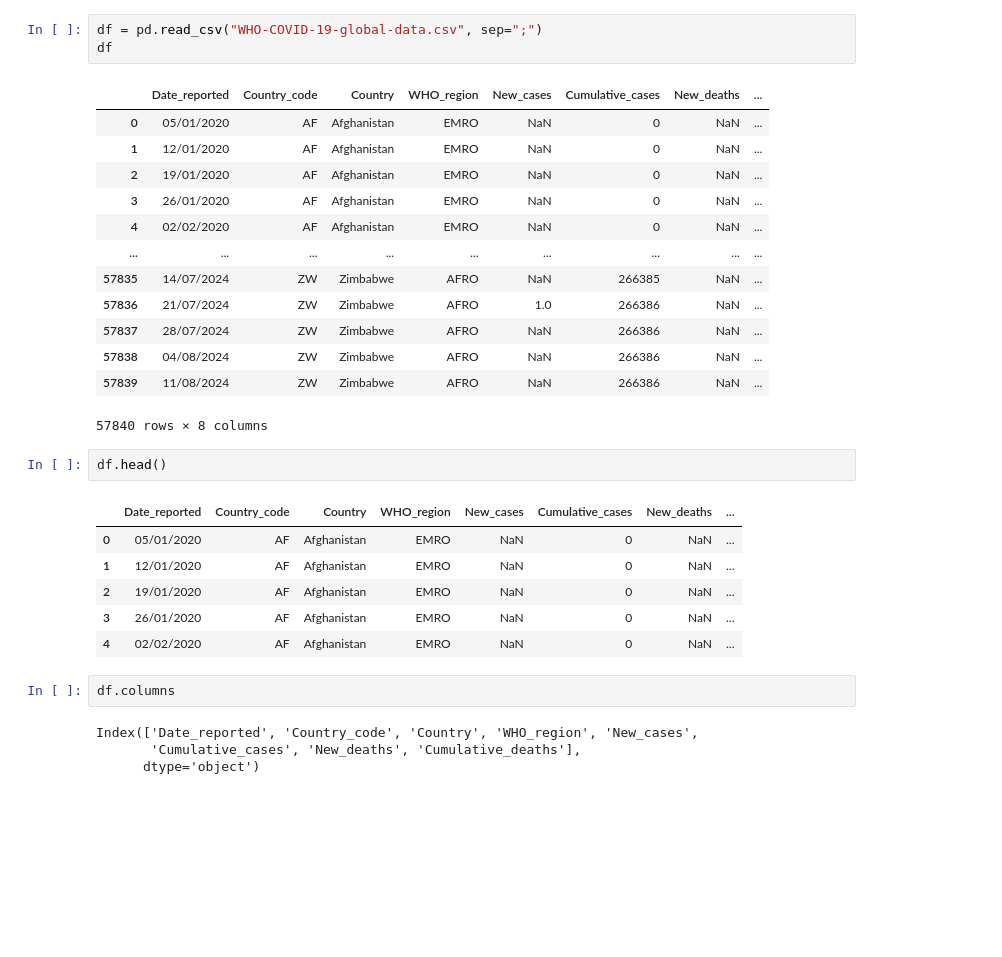
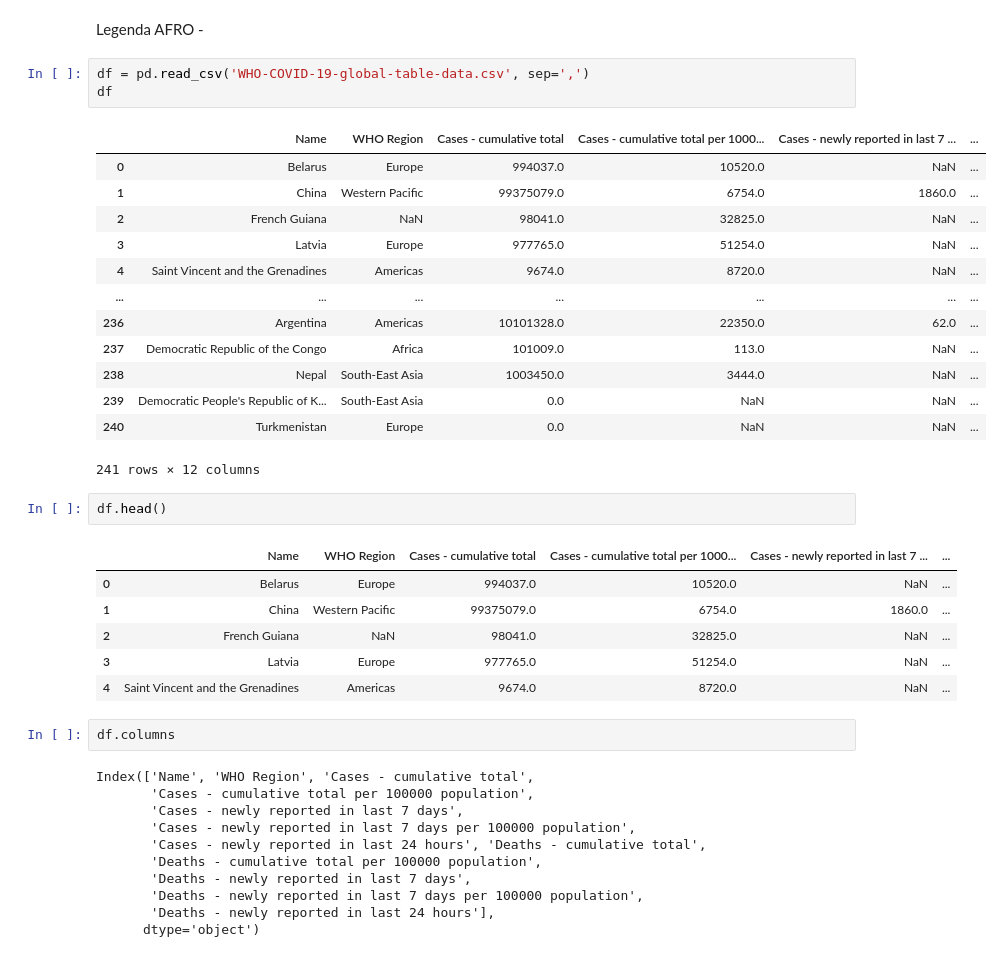
Before and after one commit to GuilhermeAugustox/COVID-DailyAnalysis-2020-2024, a Jupyter notebook: Analise.ipynb, the cells around one changed output. Saved outputs shown, nothing was run; the diff lists cells and outputs as text; blank space fills up the shorter version.

```diff
--- a/Analise.ipynb
+++ b/Analise.ipynb
@@ -3,33 +21,43 @@ import pandas as pd
+# %% [markdown]
+Legenda
+AFRO -
 # %%
-df = pd.read_csv("WHO-COVID-19-global-data.csv", sep=";")
+df = pd.read_csv('WHO-COVID-19-global-table-data.csv', sep=',')
 df
 # %% [output]
-|  | Date_reported | Country_code | Country | WHO_region | New_cases | Cumulative_cases | New_deaths | ... |
-| 0 | 05/01/2020 | AF | Afghanistan | EMRO | NaN | 0 | NaN | ... |
-| 1 | 12/01/2020 | AF | Afghanistan | EMRO | NaN | 0 | NaN | ... |
-| 2 | 19/01/2020 | AF | Afghanistan | EMRO | NaN | 0 | NaN | ... |
-| 3 | 26/01/2020 | AF | Afghanistan | EMRO | NaN | 0 | NaN | ... |
-| 4 | 02/02/2020 | AF | Afghanistan | EMRO | NaN | 0 | NaN | ... |
-| ... | ... | ... | ... | ... | ... | ... | ... | ... |
-| 57835 | 14/07/2024 | ZW | Zimbabwe | AFRO | NaN | 266385 | NaN | ... |
-| 57836 | 21/07/2024 | ZW | Zimbabwe | AFRO | 1.0 | 266386 | NaN | ... |
-| 57837 | 28/07/2024 | ZW | Zimbabwe | AFRO | NaN | 266386 | NaN | ... |
-| 57838 | 04/08/2024 | ZW | Zimbabwe | AFRO | NaN | 266386 | NaN | ... |
-| 57839 | 11/08/2024 | ZW | Zimbabwe | AFRO | NaN | 266386 | NaN | ... |
+|  | Name | WHO Region | Cases - cumulative total | Cases - cumulative total per 1000... | Cases - newly reported in last 7 ... | ... |
+| 0 | Belarus | Europe | 994037.0 | 10520.0 | NaN | ... |
+| 1 | China | Western Pacific | 99375079.0 | 6754.0 | 1860.0 | ... |
+| 2 | French Guiana | NaN | 98041.0 | 32825.0 | NaN | ... |
+| 3 | Latvia | Europe | 977765.0 | 51254.0 | NaN | ... |
+| 4 | Saint Vincent and the Grenadines | Americas | 9674.0 | 8720.0 | NaN | ... |
+| ... | ... | ... | ... | ... | ... | ... |
+| 236 | Argentina | Americas | 10101328.0 | 22350.0 | 62.0 | ... |
+| 237 | Democratic Republic of the Congo | Africa | 101009.0 | 113.0 | NaN | ... |
+| 238 | Nepal | South-East Asia | 1003450.0 | 3444.0 | NaN | ... |
+| 239 | Democratic People's Republic of K... | South-East Asia | 0.0 | NaN | NaN | ... |
+| 240 | Turkmenistan | Europe | 0.0 | NaN | NaN | ... |
-57840 rows × 8 columns
+241 rows × 12 columns
 # %%
 df.head()
 # %% [output]
-|  | Date_reported | Country_code | Country | WHO_region | New_cases | Cumulative_cases | New_deaths | ... |
-| 0 | 05/01/2020 | AF | Afghanistan | EMRO | NaN | 0 | NaN | ... |
-| 1 | 12/01/2020 | AF | Afghanistan | EMRO | NaN | 0 | NaN | ... |
-| 2 | 19/01/2020 | AF | Afghanistan | EMRO | NaN | 0 | NaN | ... |
-| 3 | 26/01/2020 | AF | Afghanistan | EMRO | NaN | 0 | NaN | ... |
-| 4 | 02/02/2020 | AF | Afghanistan | EMRO | NaN | 0 | NaN | ... |
+|  | Name | WHO Region | Cases - cumulative total | Cases - cumulative total per 1000... | Cases - newly reported in last 7 ... | ... |
+| 0 | Belarus | Europe | 994037.0 | 10520.0 | NaN | ... |
+| 1 | China | Western Pacific | 99375079.0 | 6754.0 | 1860.0 | ... |
+| 2 | French Guiana | NaN | 98041.0 | 32825.0 | NaN | ... |
+| 3 | Latvia | Europe | 977765.0 | 51254.0 | NaN | ... |
+| 4 | Saint Vincent and the Grenadines | Americas | 9674.0 | 8720.0 | NaN | ... |
 # %%
 df.columns
 # %% [output]
-Index(['Date_reported', 'Country_code', 'Country', 'WHO_region', 'New_cases',
-       'Cumulative_cases', 'New_deaths', 'Cumulative_deaths'],
+Index(['Name', 'WHO Region', 'Cases - cumulative total',
+       'Cases - cumulative total per 100000 population',
+       'Cases - newly reported in last 7 days',
+       'Cases - newly reported in last 7 days per 100000 population',
+       'Cases - newly reported in last 24 hours', 'Deaths - cumulative total',
+       'Deaths - cumulative total per 100000 population',
+       'Deaths - newly reported in last 7 days',
+       'Deaths - newly reported in last 7 days per 100000 population',
+       'Deaths - newly reported in last 24 hours'],
       dtype='object')
 # %%
```
Also changed, not shown: parts of 13 cells of this notebook, 1 other file.
